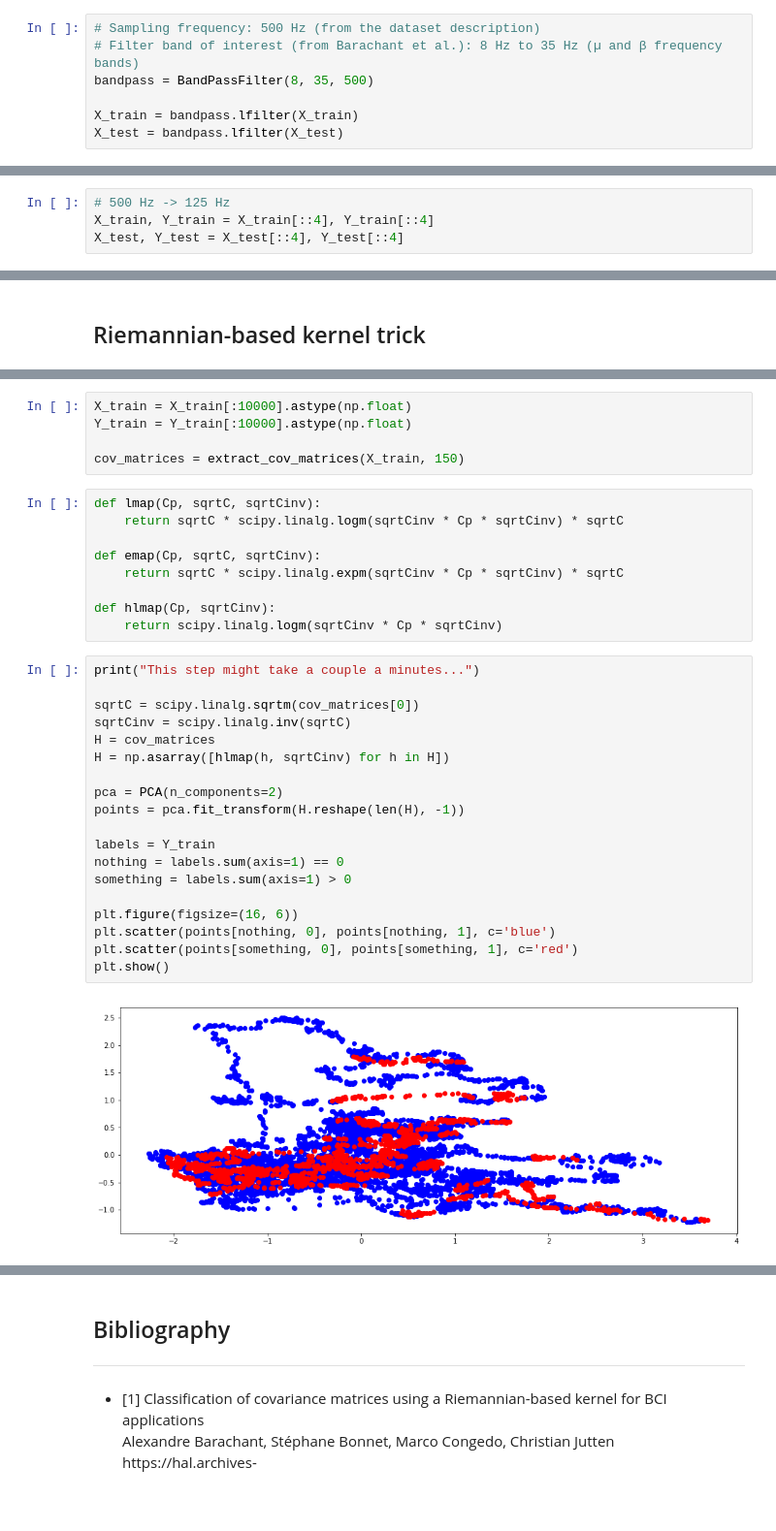
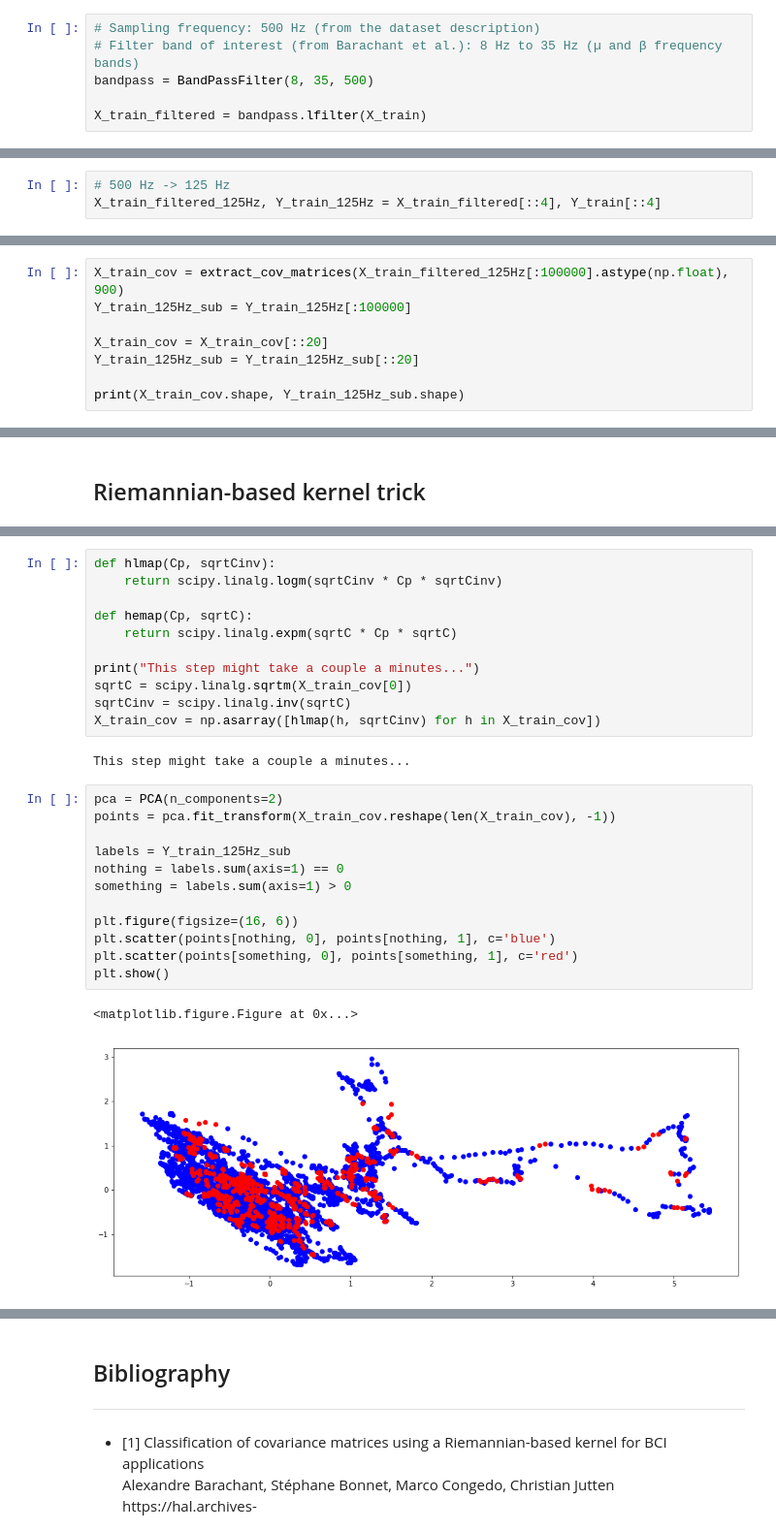
Before and after one commit to cedricsimar/Hand-Motions-Classification, a Jupyter notebook: main.ipynb, the cells around one changed output, grey strips where cells are left out. Shown at 97% size. Saved outputs shown, nothing was run; the diff lists cells and outputs as text; blank space fills up the shorter version.

```diff
--- a/main.ipynb
+++ b/main.ipynb
@@ -158,11 +157,9 @@ class BandPassFilter:
 # Filter band of interest (from Barachant et al.): 8 Hz to 35 Hz (µ and β frequency bands)
 bandpass = BandPassFilter(8, 35, 500)
 
-X_train = bandpass.lfilter(X_train)
-X_test = bandpass.lfilter(X_test)
+X_train_filtered = bandpass.lfilter(X_train)
 # %% [markdown]
 ### Downsampling <a class="anchor" id="downsampling"></a>
 # %%
 # 500 Hz -> 125 Hz
-X_train, Y_train = X_train[::4], Y_train[::4]
-X_test, Y_test = X_test[::4], Y_test[::4]
+X_train_filtered_125Hz, Y_train_125Hz = X_train_filtered[::4], Y_train[::4]
@@ -168,0 +200,8 @@ X_test, Y_test = X_test[::4], Y_test[::4]
+# %%
+X_train_cov = extract_cov_matrices(X_train_filtered_125Hz[:100000].astype(np.float), 900)
+Y_train_125Hz_sub = Y_train_125Hz[:100000]
+
+X_train_cov = X_train_cov[::20]
+Y_train_125Hz_sub = Y_train_125Hz_sub[::20]
+
+print(X_train_cov.shape, Y_train_125Hz_sub.shape)
@@ -192,36 +212,29 @@ def extract_cov_matrices(cnp.float_t[:, :] data, Py_ssize_t w):
-# %%
-X_train = X_train[:10000].astype(np.float)
-Y_train = Y_train[:10000].astype(np.float)
-
-cov_matrices = extract_cov_matrices(X_train, 150)
-# %%
-def lmap(Cp, sqrtC, sqrtCinv):
-    return sqrtC * scipy.linalg.logm(sqrtCinv * Cp * sqrtCinv) * sqrtC
-
-def emap(Cp, sqrtC, sqrtCinv):
-    return sqrtC * scipy.linalg.expm(sqrtCinv * Cp * sqrtCinv) * sqrtC
-
-def hlmap(Cp, sqrtCinv):
-    return scipy.linalg.logm(sqrtCinv * Cp * sqrtCinv)
+# %%
+def hlmap(Cp, sqrtCinv):
+    return scipy.linalg.logm(sqrtCinv * Cp * sqrtCinv)
+
+def hemap(Cp, sqrtC):
+    return scipy.linalg.expm(sqrtC * Cp * sqrtC)
+
+print("This step might take a couple a minutes...")
+sqrtC = scipy.linalg.sqrtm(X_train_cov[0])
+sqrtCinv = scipy.linalg.inv(sqrtC)
+X_train_cov = np.asarray([hlmap(h, sqrtCinv) for h in X_train_cov])
+# %% [output]
+This step might take a couple a minutes...
 # %%
-print("This step might take a couple a minutes...")
+pca = PCA(n_components=2)
+points = pca.fit_transform(X_train_cov.reshape(len(X_train_cov), -1))
 
-sqrtC = scipy.linalg.sqrtm(cov_matrices[0])
-sqrtCinv = scipy.linalg.inv(sqrtC)
-H = cov_matrices
-H = np.asarray([hlmap(h, sqrtCinv) for h in H])
-
-pca = PCA(n_components=2)
-points = pca.fit_transform(H.reshape(len(H), -1))
-
-labels = Y_train
+labels = Y_train_125Hz_sub
 nothing = labels.sum(axis=1) == 0
 something = labels.sum(axis=1) > 0
 
 plt.figure(figsize=(16, 6))
 plt.scatter(points[nothing, 0], points[nothing, 1], c='blue')
 plt.scatter(points[something, 0], points[something, 1], c='red')
 plt.show()
 # %% [output]
+<matplotlib.figure.Figure at 0x...>
-[figure, old version]
+[figure, new version]
 # %% [markdown]
```
Also changed, not shown: parts of 10 cells of this notebook, 1 other file.
